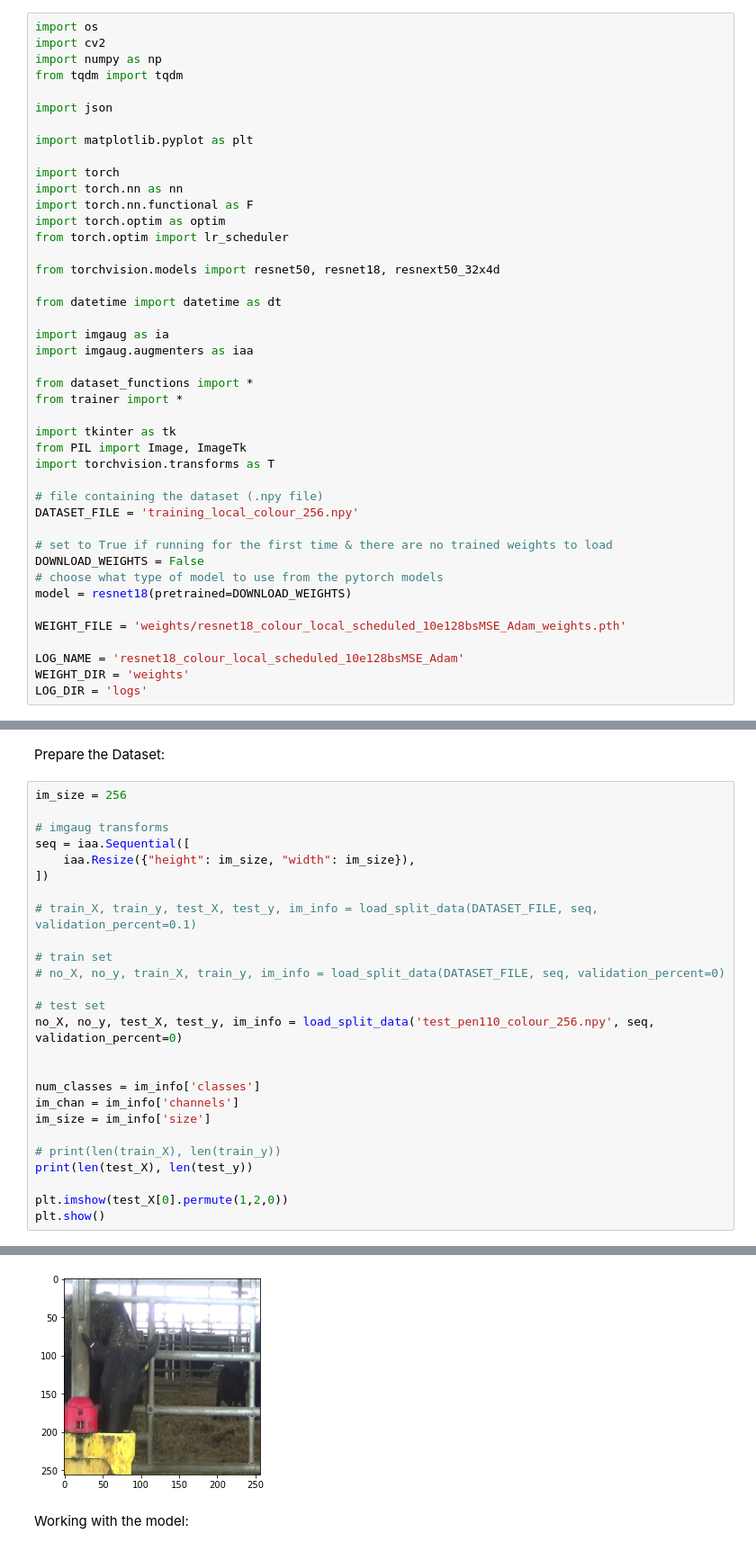
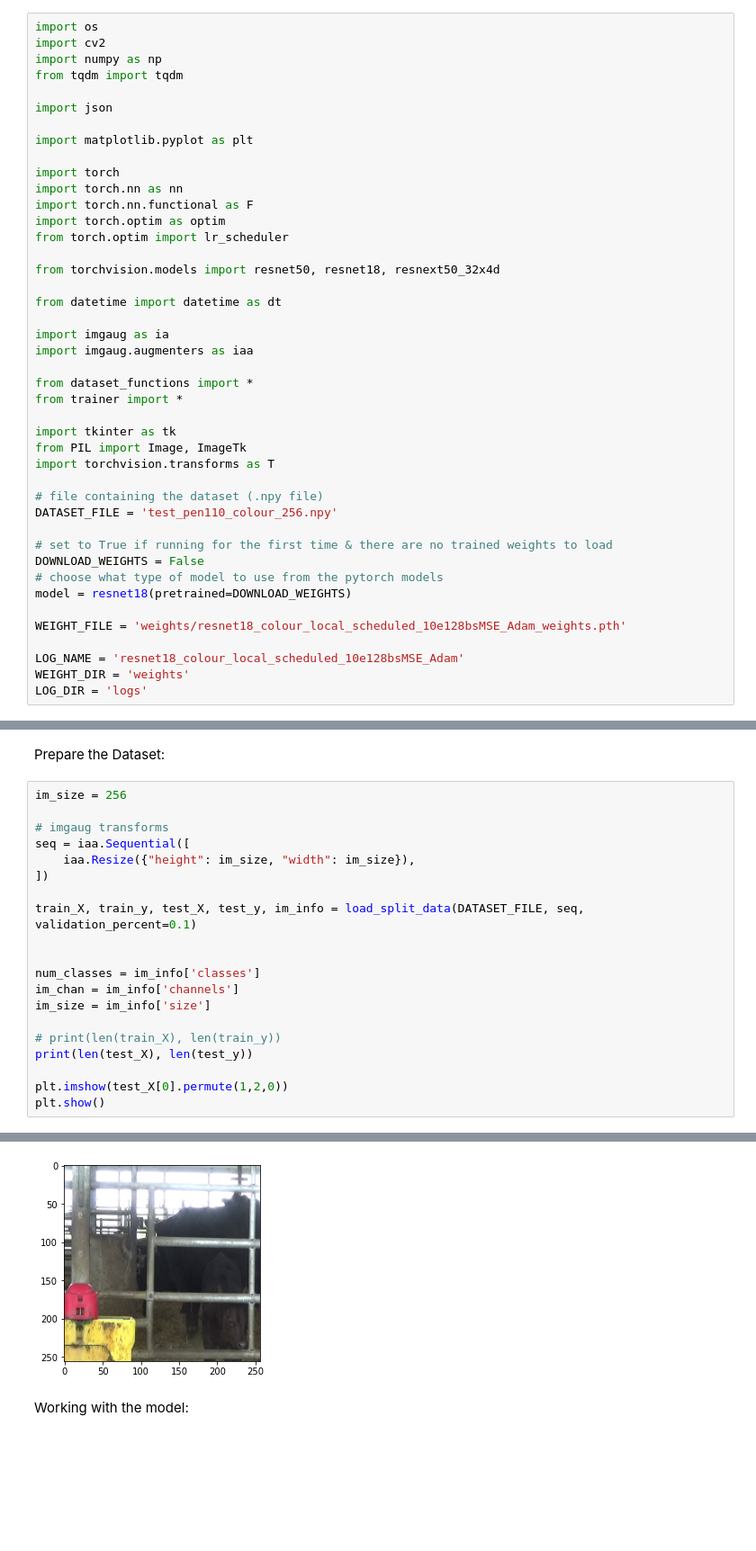
Before and after one commit to ga-holmes/cows_drinking, a Jupyter notebook: resnet.ipynb, the cells around one changed output, grey strips where cells are left out. Shown at 90% size. Drawn from its saved outputs; the diff is of its cells as text; blank space fills up the shorter version.

```diff
--- a/resnet.ipynb
+++ b/resnet.ipynb
@@ -29,7 +29,7 @@ from PIL import Image, ImageTk
 import torchvision.transforms as T
 
 # file containing the dataset (.npy file)
-DATASET_FILE = 'training_local_colour_256.npy'
+DATASET_FILE = 'test_pen110_colour_256.npy'
 
 # set to True if running for the first time & there are no trained weights to load
 DOWNLOAD_WEIGHTS = False
@@ -62,13 +62,7 @@ seq = iaa.Sequential([
     iaa.Resize({"height": im_size, "width": im_size}),
 ])
 
-# train_X, train_y, test_X, test_y, im_info = load_split_data(DATASET_FILE, seq, validation_percent=0.1)
-
-# train set
-# no_X, no_y, train_X, train_y, im_info = load_split_data(DATASET_FILE, seq, validation_percent=0)
-
-# test set
-no_X, no_y, test_X, test_y, im_info = load_split_data('test_pen110_colour_256.npy', seq, validation_percent=0)
+train_X, train_y, test_X, test_y, im_info = load_split_data(DATASET_FILE, seq, validation_percent=0.1)
 
 
 num_classes = im_info['classes']
@@ -87,4 +81,4 @@ done preprocessing
-[figure, old version]
+[figure, new version]
 # %% [markdown]
 Working with the model:
 # %%
```
Also changed, not shown: parts of 2 cells of this notebook, 3 other files.
